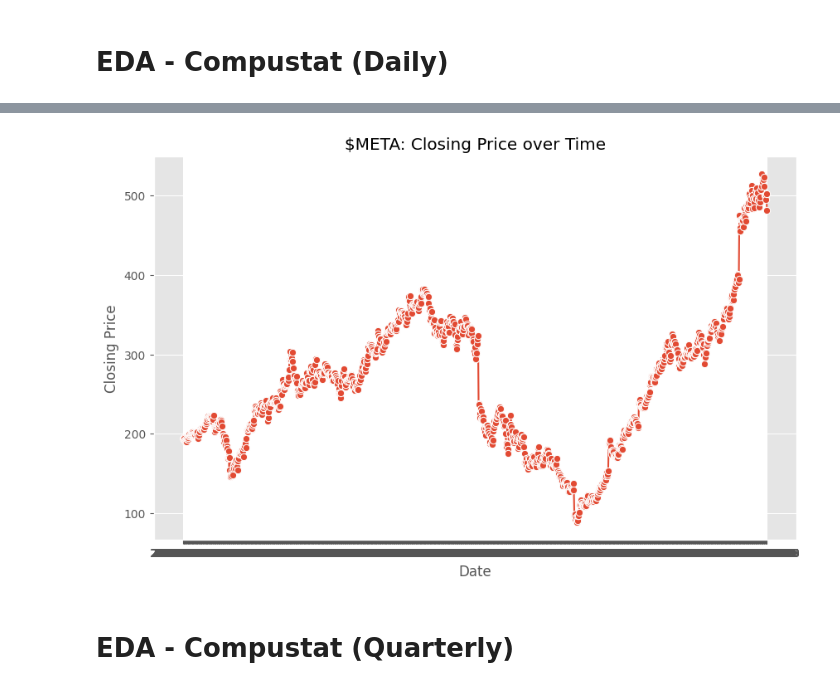
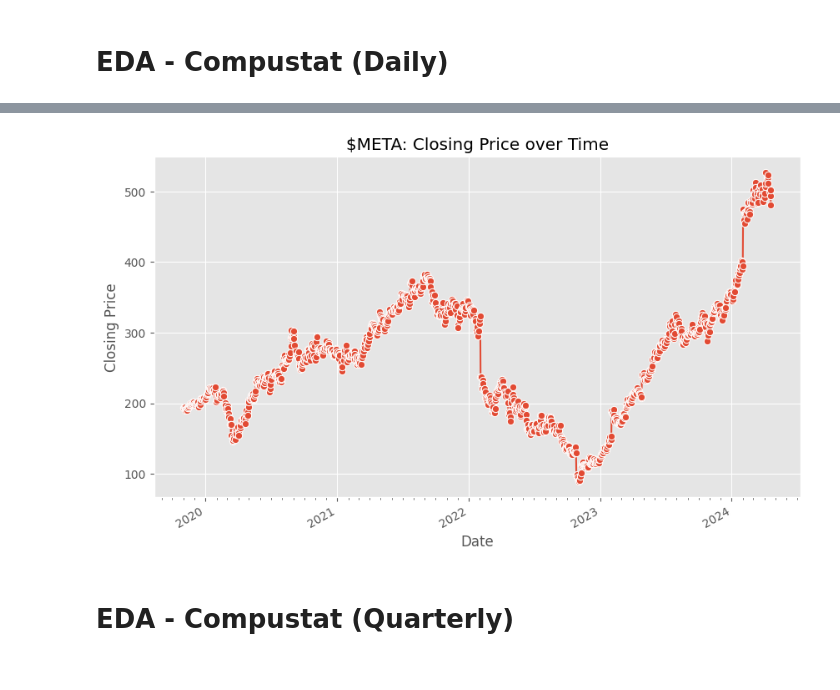
Before and after one commit to inveniam-viam/layoffs-impact, a Jupyter notebook: Analysis.ipynb, the cells around one changed output, grey strips where cells are left out. Saved outputs shown, nothing was run; the diff lists cells and outputs as text; code cells hidden in the pictures.

```diff
--- a/Analysis.ipynb
+++ b/Analysis.ipynb
@@ -303,6 +304,8 @@ plt.show()
 [figure]
 # %% [markdown]
 # EDA - Compustat (Daily)
+# %%
+funda_daily['datadate'] = pd.to_datetime(funda_daily['datadate'])
 # %%
 # Pull in columns from Assignment 1 and 2
 # %%
@@ -337,14 +328,26 @@ funda_daily_meta
 # %%
 # Plotting Closing Price of Meta Stock over Time
 plt.figure(figsize=(10, 6))
 sns.lineplot(x='datadate', y='prccd', data=funda_daily_meta, marker='o')
 plt.title('$META: Closing Price over Time')
 plt.xlabel('Date')
 plt.ylabel('Closing Price')
+
+# Set the date format for the x-axis and configure the locator to pick the first day of each year
+plt.gca().xaxis.set_major_locator(mdates.YearLocator())
+plt.gca().xaxis.set_minor_locator(mdates.MonthLocator())
+plt.gca().xaxis.set_major_formatter(mdates.DateFormatter('%Y'))
+
+# Rotate and align the tick labels so they look better
+plt.gcf().autofmt_xdate()
+
+# Add a grid for better readability
 plt.grid(True)
+
+# Display the plot
 plt.show()
 # %% [output]
-[figure, old version]
+[figure, new version]
 # %% [markdown]
 # EDA - Compustat (Quarterly)
 # %%
```
Also changed, not shown: parts of 3 cells of this notebook.
